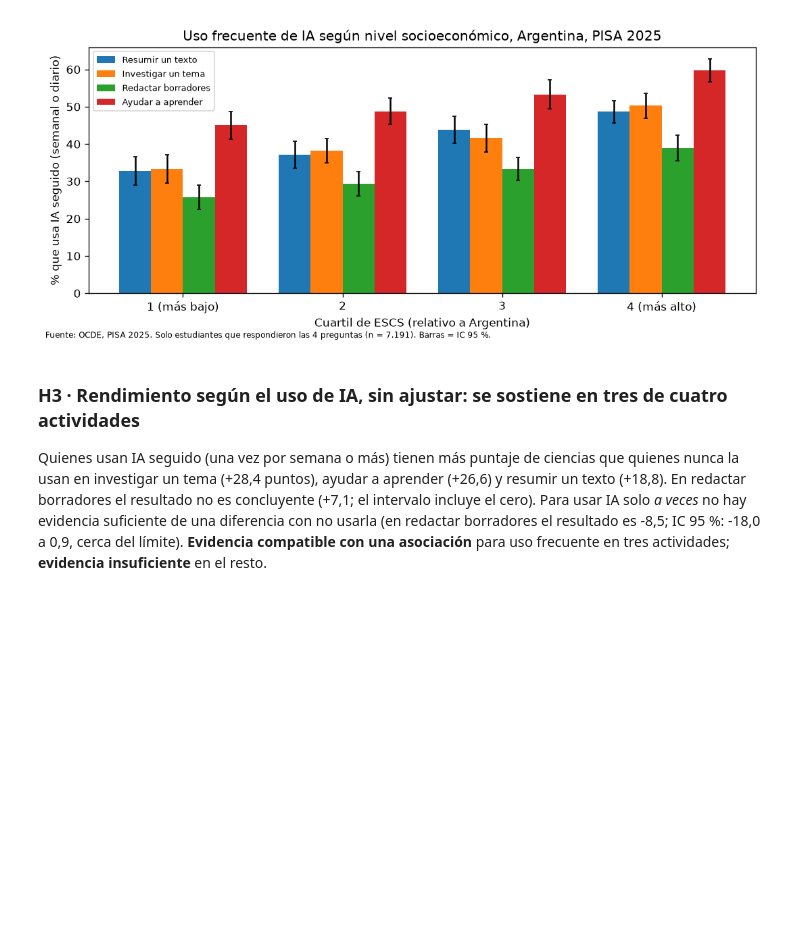
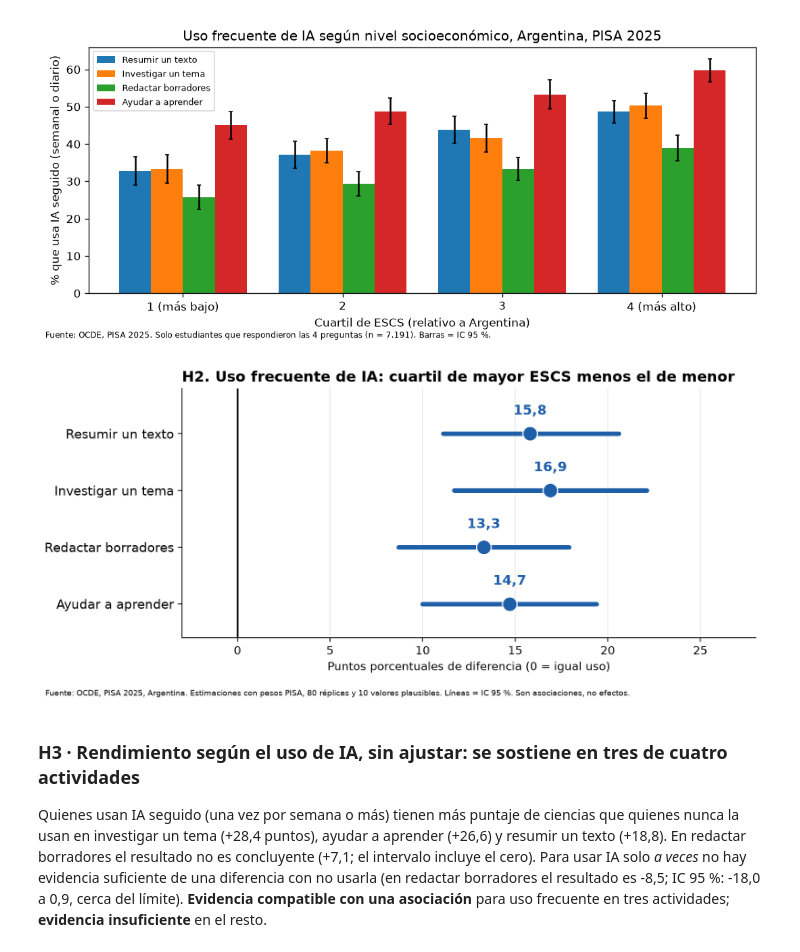
Before and after one commit to nazareno-urday/pisa-analysis-argentina, a Jupyter notebook: notebooks/07_informe_final.ipynb, the cells around one changed output. Drawn from its saved outputs; the diff is of its cells as text; code cells hidden in the pictures; blank space fills up the shorter version.

```diff
--- a/notebooks/07_informe_final.ipynb
+++ b/notebooks/07_informe_final.ipynb
@@ -119,6 +127,10 @@ Entre quienes contestaron, el uso frecuente de IA es más común en el cuartil d
 display(Image(filename=str(carpeta_figuras / "03_ia_seguido_por_cuartil_escs.png")))
 # %% [output]
 [figure]
+# %%
+display(Image(filename=str(carpeta_figuras / "06_h2_uso_por_escs.png")))
+# %% [output]
+[figure, added]
 # %% [markdown]
 ### H3 · Rendimiento según el uso de IA, sin ajustar: se sostiene en tres de cuatro actividades
 
```
Also changed, not shown: parts of 5 cells of this notebook.
